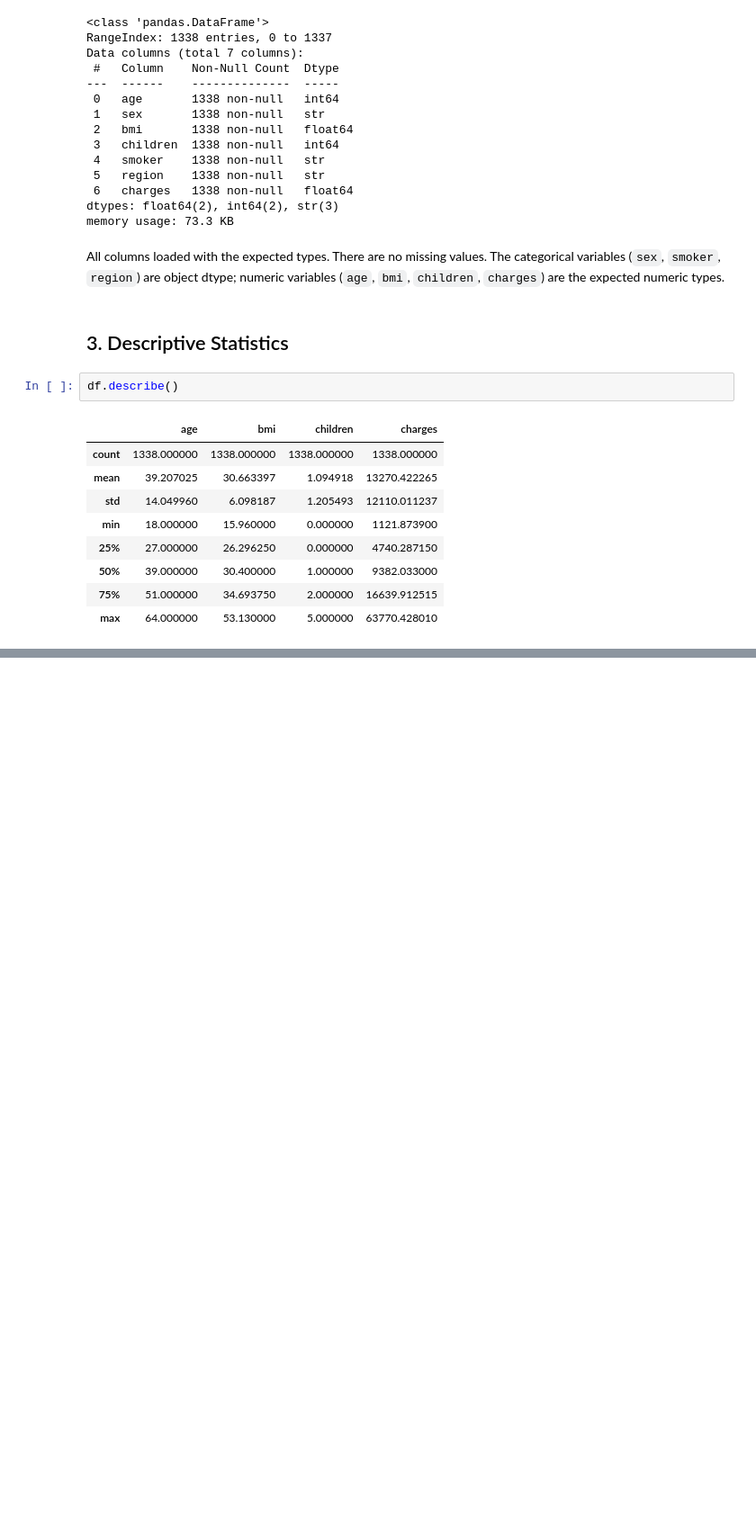
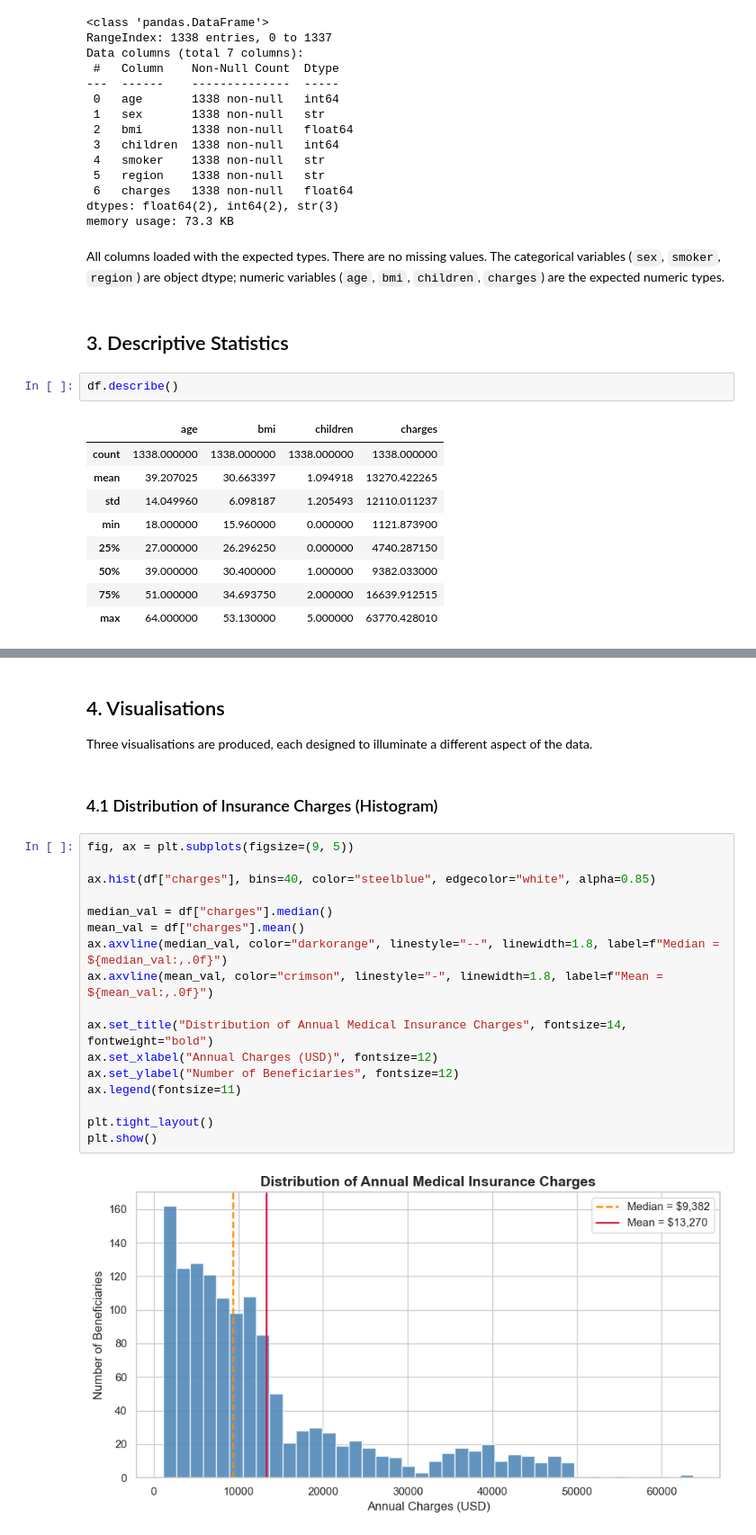
Before and after one commit to sbodrero/conduct-a-statistical-analysis-using-python, a Jupyter notebook: analysis.ipynb, the cells around one changed output, grey strips where cells are left out. Shown at 90% size. Cells and saved outputs as stored; diff of their text form; blank space fills up the shorter version.

```diff
--- a/analysis.ipynb
+++ b/analysis.ipynb
@@ -120,0 +199,25 @@ df.describe()
+# %% [markdown]
+## 4. Visualisations
+
+Three visualisations are produced, each designed to illuminate a different aspect of the data.
+# %% [markdown]
+### 4.1 Distribution of Insurance Charges (Histogram)
+# %%
+fig, ax = plt.subplots(figsize=(9, 5))
+
+ax.hist(df["charges"], bins=40, color="steelblue", edgecolor="white", alpha=0.85)
+
+median_val = df["charges"].median()
+mean_val = df["charges"].mean()
+ax.axvline(median_val, color="darkorange", linestyle="--", linewidth=1.8, label=f"Median = ${median_val:,.0f}")
+ax.axvline(mean_val, color="crimson", linestyle="-", linewidth=1.8, label=f"Mean = ${mean_val:,.0f}")
+
+ax.set_title("Distribution of Annual Medical Insurance Charges", fontsize=14, fontweight="bold")
+ax.set_xlabel("Annual Charges (USD)", fontsize=12)
+ax.set_ylabel("Number of Beneficiaries", fontsize=12)
+ax.legend(fontsize=11)
+
+plt.tight_layout()
+plt.show()
+# %% [output]
+[figure, added]
```
Also changed, not shown: parts of 19 cells of this notebook, 2 other files.
